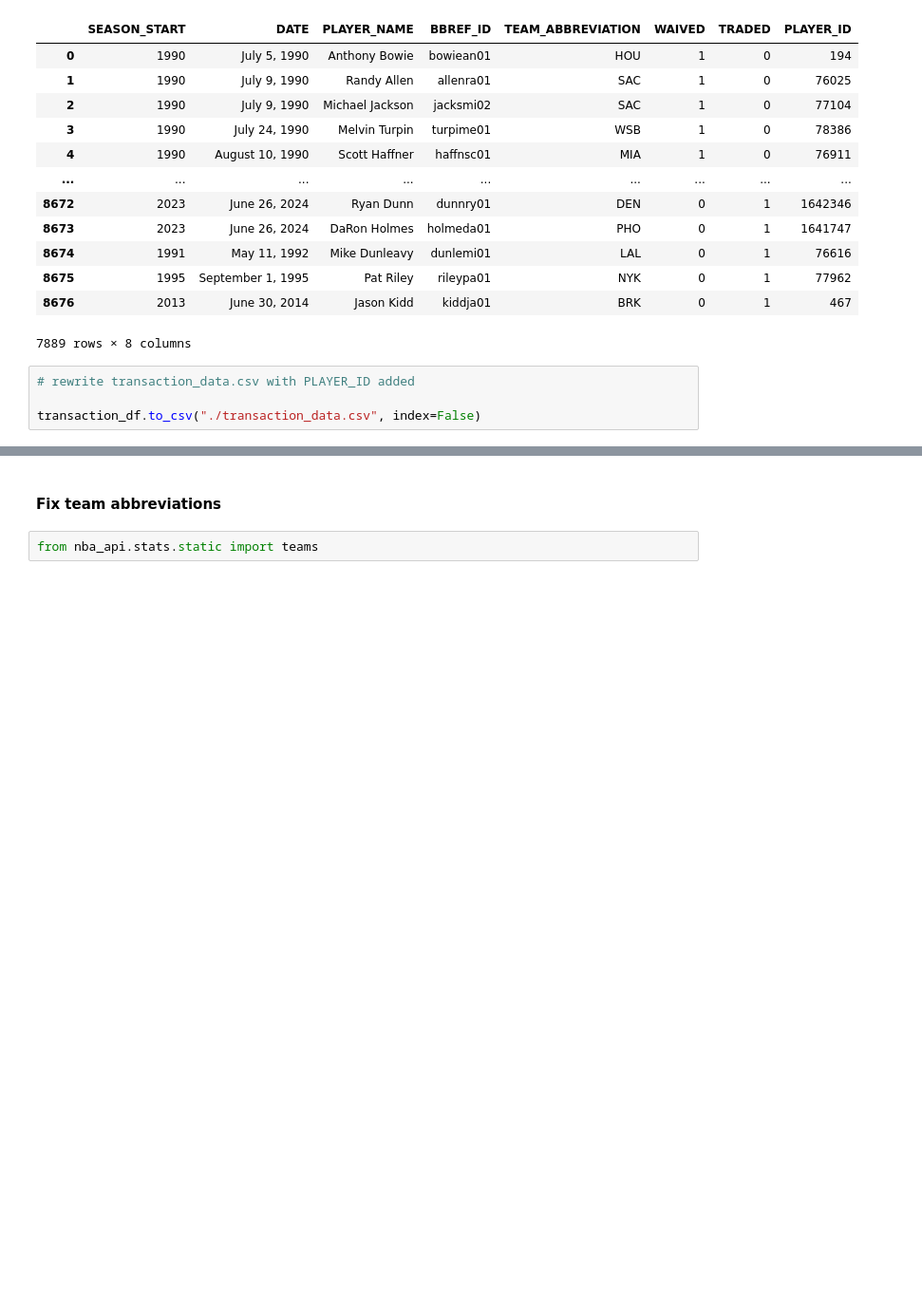
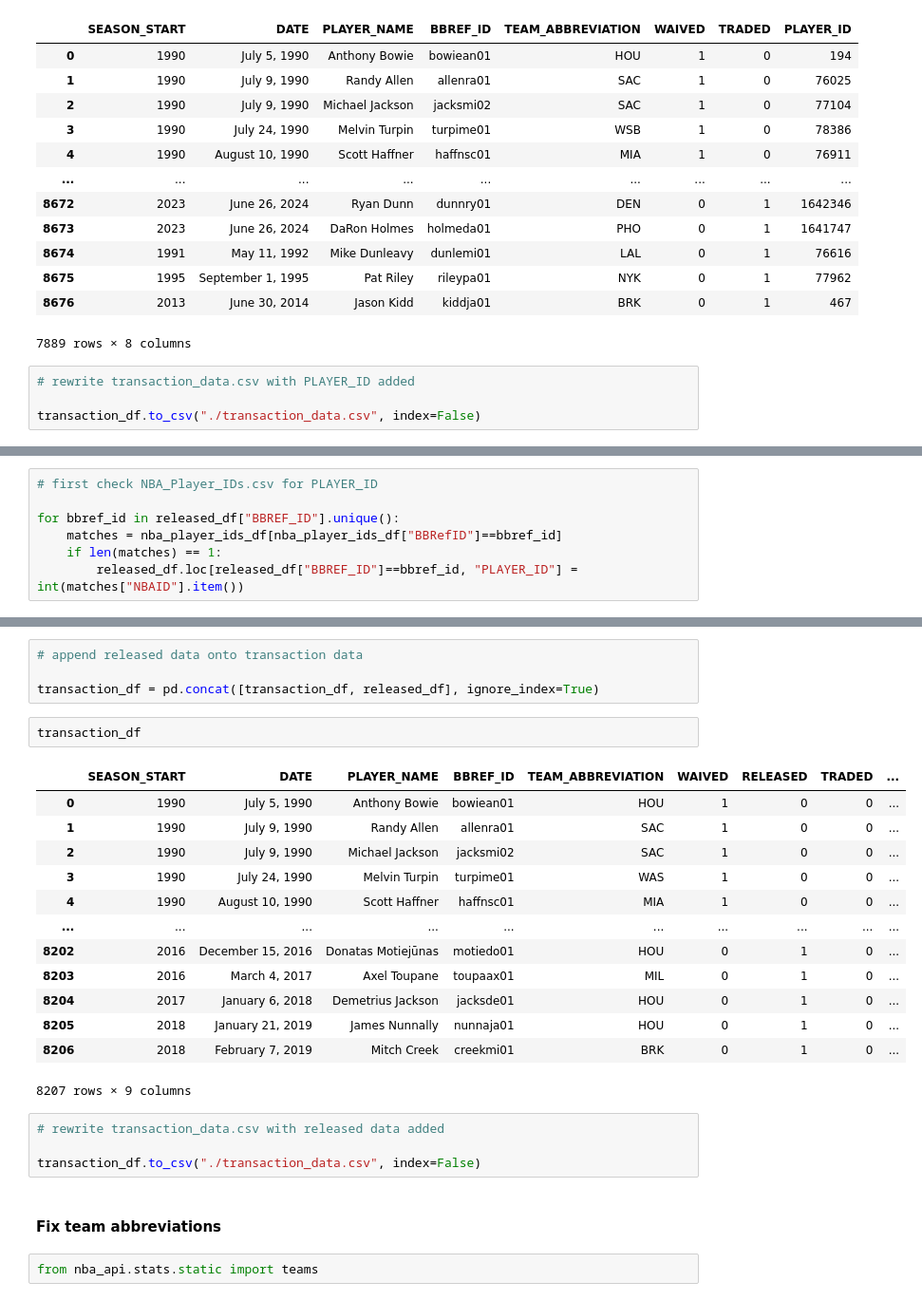
Before and after one commit to aapandy2/predicting_nba_player_retention, a Jupyter notebook: Data/transaction_data/web_scraping_transactions.ipynb, the cells around one changed output, grey strips where cells are left out. Shown at 95% size. Saved outputs shown, nothing was run; the diff lists cells and outputs as text; blank space fills up the shorter version.

```diff
--- a/Data/transaction_data/web_scraping_transactions.ipynb
+++ b/Data/transaction_data/web_scraping_transactions.ipynb
@@ -352,0 +448,7 @@ transaction_df.to_csv("./transaction_data.csv", index=False)
+# %%
+# first check NBA_Player_IDs.csv for PLAYER_ID
+
+for bbref_id in released_df["BBREF_ID"].unique():
+    matches = nba_player_ids_df[nba_player_ids_df["BBRefID"]==bbref_id]
+    if len(matches) == 1:
+        released_df.loc[released_df["BBREF_ID"]==bbref_id, "PLAYER_ID"] = int(matches["NBAID"].item())
@@ -353,3 +459,27 @@ transaction_df.to_csv("./transaction_data.csv", index=False)
+# %%
+# append released data onto transaction data
+
+transaction_df = pd.concat([transaction_df, released_df], ignore_index=True)
+# %%
+transaction_df
+# %% [output]
+|  | SEASON_START | DATE | PLAYER_NAME | BBREF_ID | TEAM_ABBREVIATION | WAIVED | RELEASED | TRADED | ... |
+| 0 | 1990 | July 5, 1990 | Anthony Bowie | bowiean01 | HOU | 1 | 0 | 0 | ... |
+| 1 | 1990 | July 9, 1990 | Randy Allen | allenra01 | SAC | 1 | 0 | 0 | ... |
+| 2 | 1990 | July 9, 1990 | Michael Jackson | jacksmi02 | SAC | 1 | 0 | 0 | ... |
+| 3 | 1990 | July 24, 1990 | Melvin Turpin | turpime01 | WAS | 1 | 0 | 0 | ... |
+| 4 | 1990 | August 10, 1990 | Scott Haffner | haffnsc01 | MIA | 1 | 0 | 0 | ... |
+| ... | ... | ... | ... | ... | ... | ... | ... | ... | ... |
+| 8202 | 2016 | December 15, 2016 | Donatas Motiejūnas | motiedo01 | HOU | 0 | 1 | 0 | ... |
+| 8203 | 2016 | March 4, 2017 | Axel Toupane | toupaax01 | MIL | 0 | 1 | 0 | ... |
+| 8204 | 2017 | January 6, 2018 | Demetrius Jackson | jacksde01 | HOU | 0 | 1 | 0 | ... |
+| 8205 | 2018 | January 21, 2019 | James Nunnally | nunnaja01 | HOU | 0 | 1 | 0 | ... |
+| 8206 | 2018 | February 7, 2019 | Mitch Creek | creekmi01 | BRK | 0 | 1 | 0 | ... |
+8207 rows × 9 columns
+# %%
+# rewrite transaction_data.csv with released data added
+
+transaction_df.to_csv("./transaction_data.csv", index=False)
 # %% [markdown]
 #### Fix team abbreviations
 # %%
```
Also changed, not shown: parts of 13 cells of this notebook, 3 other files.
